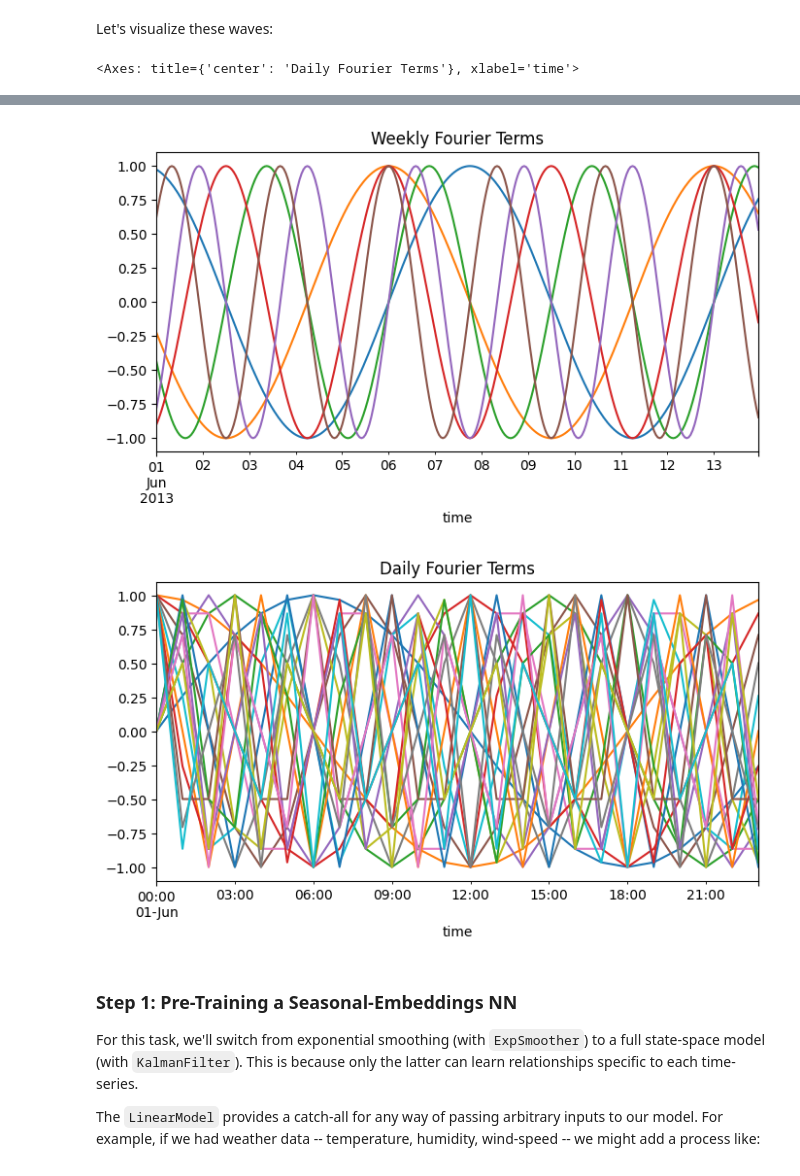
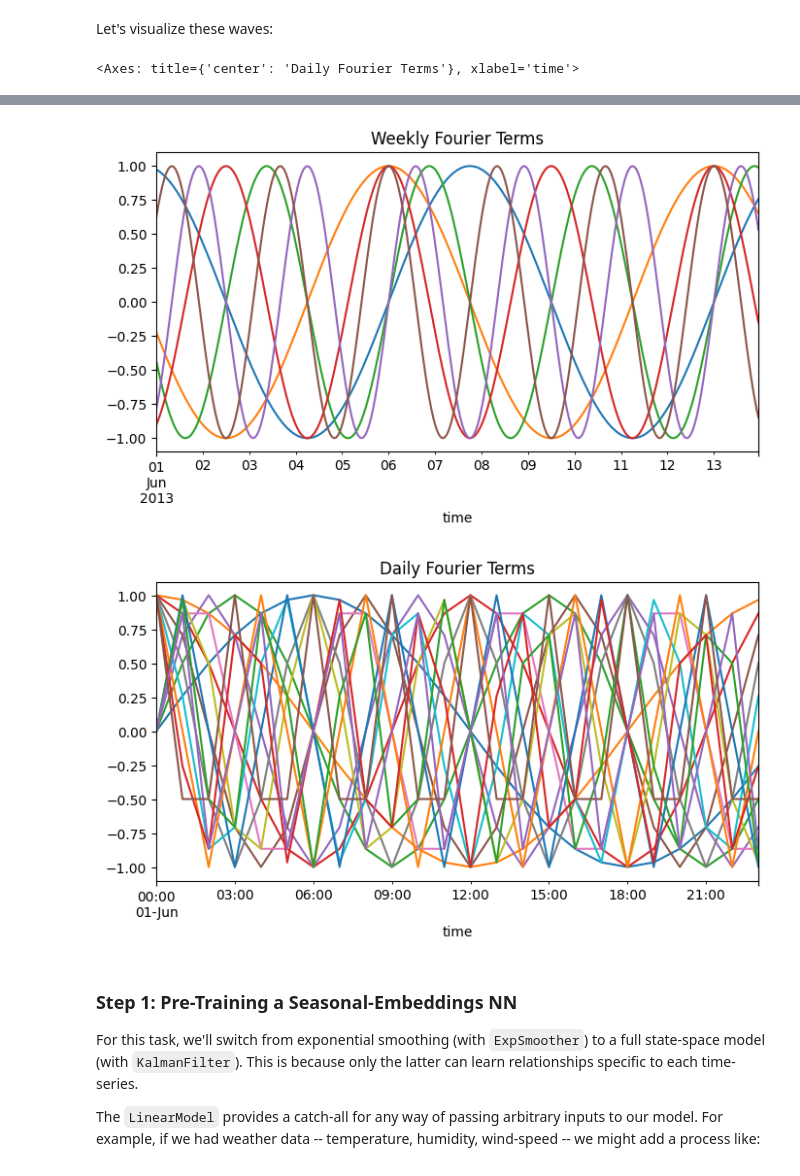
Before and after one commit to strongio/torchcast, a Jupyter notebook: docs/examples/electricity.ipynb, the cells around one changed output, grey strips where cells are left out. Drawn from its saved outputs; the diff is of its cells as text; code cells hidden in the pictures.

```diff
--- a/docs/examples/electricity.ipynb
+++ b/docs/examples/electricity.ipynb
@@ -43,6 +44,7 @@ except FileNotFoundError as e:
 
     with ZipFile(BytesIO(response.content)) as f:
         df_raw = pd.read_table(f.open('LD2011_2014.txt'), sep=";", decimal=",")
+    df_raw['dt'] = df_raw.pop('Unnamed: 0').astype('datetime64[ns]')
 
     # melt from wide -> long; aggregate from every-15min to every hour
     df_elec = (df_raw
@@ -341,37 +343,35 @@ For visualization (and shortly, modeling), we'll use `torchcast`'s `add_season_f
 # %%
 from torchcast.utils import add_season_features
 
-df_elec = (df_elec
-           .pipe(add_season_features, K=8, period='yearly')
-           .pipe(add_season_features, K=3, period='weekly')
-           .pipe(add_season_features, K=10, period='daily'))
+df_example = (df_elec[df_elec['group'] == example_group]
+              .reset_index(drop=True)
+              .pipe(add_season_features, K=8, period='yearly')
+              .pipe(add_season_features, K=3, period='weekly')
+              .pipe(add_season_features, K=8, period='daily'))
 
-yearly_season_feats = df_elec.columns[df_elec.columns.str.startswith('yearly_')].tolist()
-weekly_season_feats = df_elec.columns[df_elec.columns.str.startswith('weekly_')].tolist()
-daily_season_feats = df_elec.columns[df_elec.columns.str.startswith('daily_')].tolist()
+yearly_season_feats = df_example.columns[df_example.columns.str.startswith('yearly_')].tolist()
+weekly_season_feats = df_example.columns[df_example.columns.str.startswith('weekly_')].tolist()
+daily_season_feats = df_example.columns[df_example.columns.str.startswith('daily_')].tolist()
 season_feats = yearly_season_feats + weekly_season_feats + daily_season_feats
 # %% [markdown]
 Let's visualize these waves:
 # %%
-(df_elec
- .loc[df_elec['group'] == example_group, yearly_season_feats + ['time']]
+(df_example[yearly_season_feats + ['time']]
  .query("time.dt.year == 2013")
  .plot(x='time', figsize=(8,4), legend=False, title='Yearly Fourier Terms'))
 
-(df_elec
- .loc[df_elec['group'] == example_group, weekly_season_feats + ['time']]
+(df_example[weekly_season_feats + ['time']]
  .query("(time.dt.year == 2013) & (time.dt.month == 6) & (time.dt.day < 14)")
  .plot(x='time', figsize=(8,4), legend=False, title='Weekly Fourier Terms'))
 
-(df_elec
- .loc[df_elec['group'] == example_group, daily_season_feats + ['time']]
+(df_example[daily_season_feats + ['time']]
  .query("(time.dt.year == 2013) & (time.dt.month == 6) & (time.dt.day == 1)")
  .plot(x='time', figsize=(8,4), legend=False, title='Daily Fourier Terms'))
 # %% [output]
 <Axes: title={'center': 'Daily Fourier Terms'}, xlabel='time'>
 [figure]
 [figure]
-[figure, old version]
+[figure, new version]
 # %% [markdown]
 ### Step 1: Pre-Training a Seasonal-Embeddings NN
 
```
Also changed, not shown: parts of 22 cells of this notebook.
